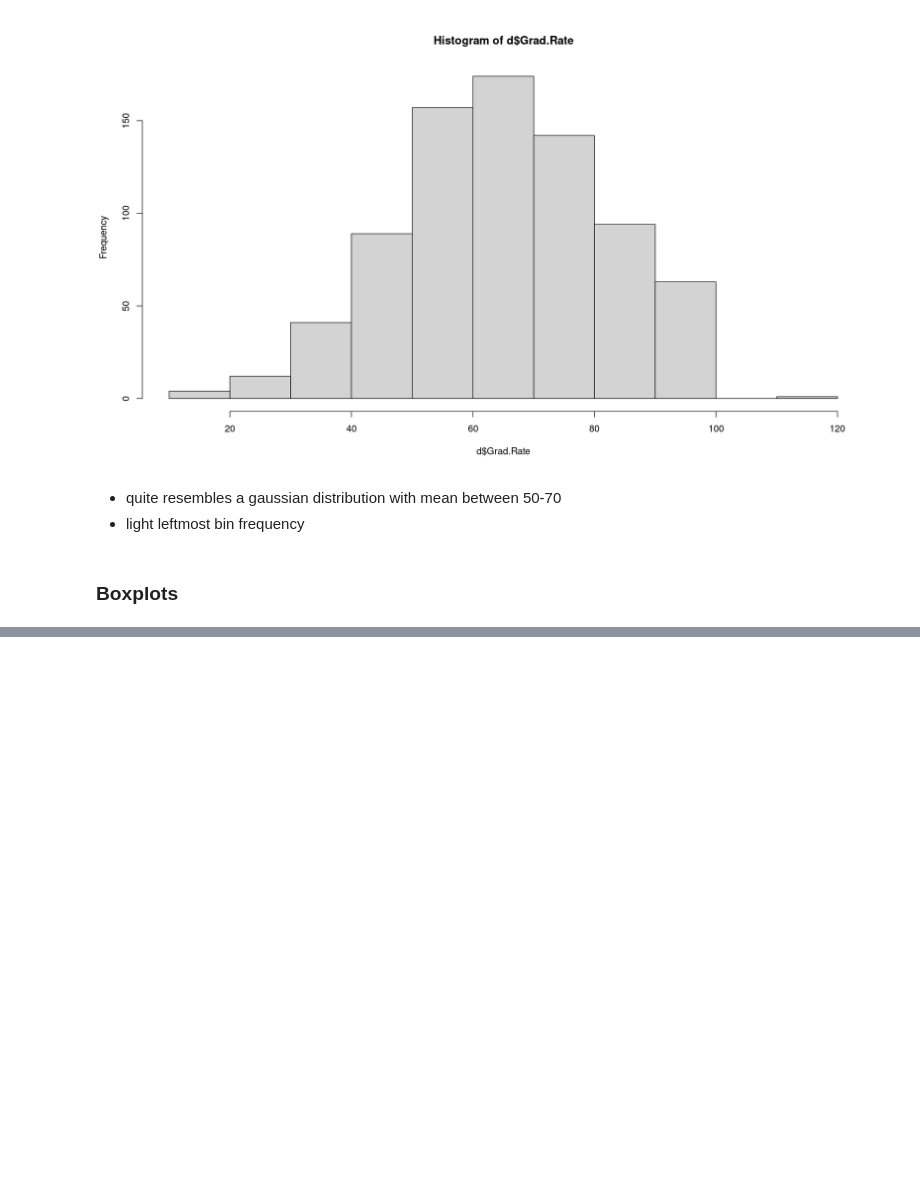
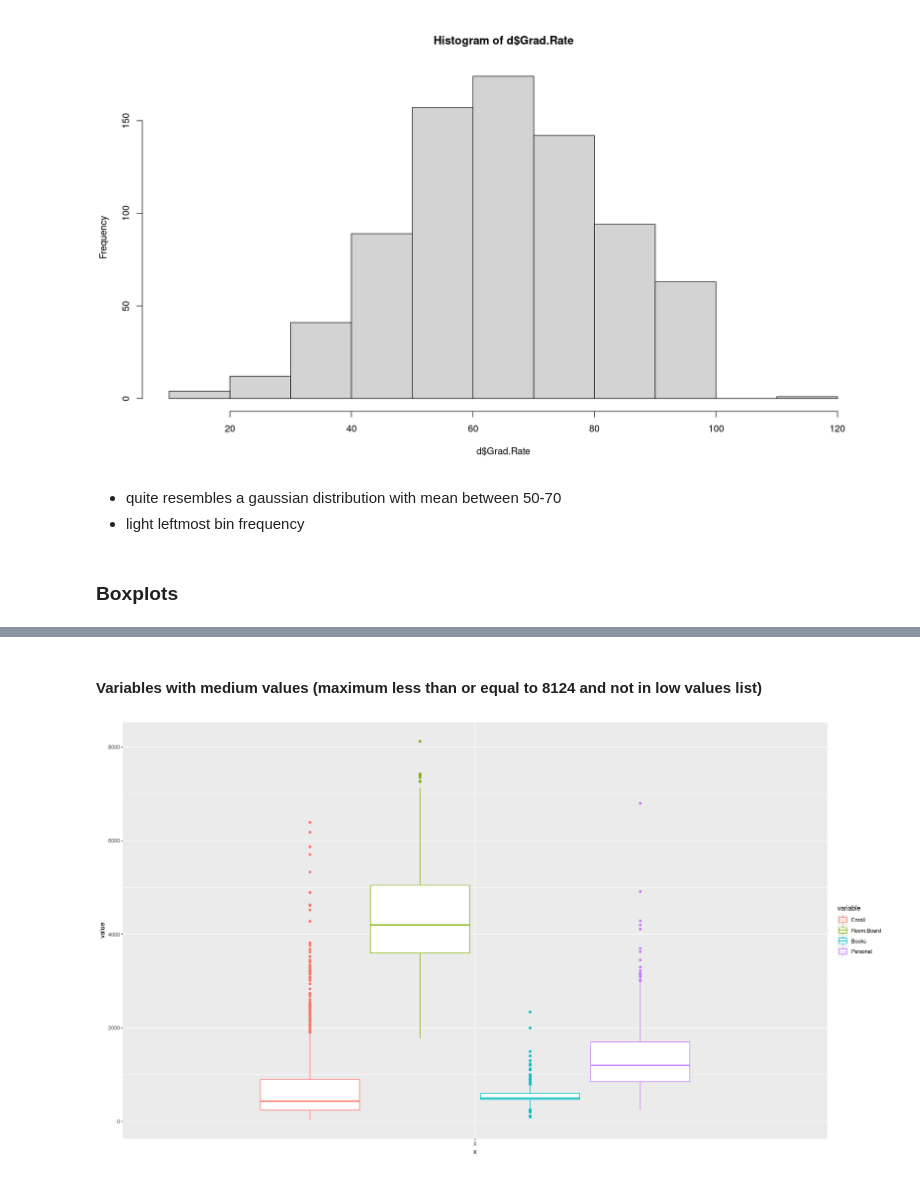
Before and after one commit to dreth/UC3MMultivariateAnalysis, a Jupyter notebook: Topic 1/Exercise 1/Exercise_1.ipynb, the cells around one changed output, grey strips where cells are left out. Drawn from its saved outputs; the diff is of its cells as text; code cells hidden in the pictures; blank space fills up the shorter version.

```diff
--- a/Topic 1/Exercise 1/Exercise_1.ipynb
+++ b/Topic 1/Exercise 1/Exercise_1.ipynb
@@ -226,0 +364,8 @@ ggplot(d2) +
+# %% [markdown]
+#### Variables with medium values (maximum less than or equal to 8124 and not in low values list)
+# %%
+med_val %>%
+    ggplot(aes(x="X", y=value)) +
+    geom_boxplot(aes(color=variable))
+# %% [output]
+[figure, added]
```
Also changed, not shown: parts of 17 cells of this notebook.
